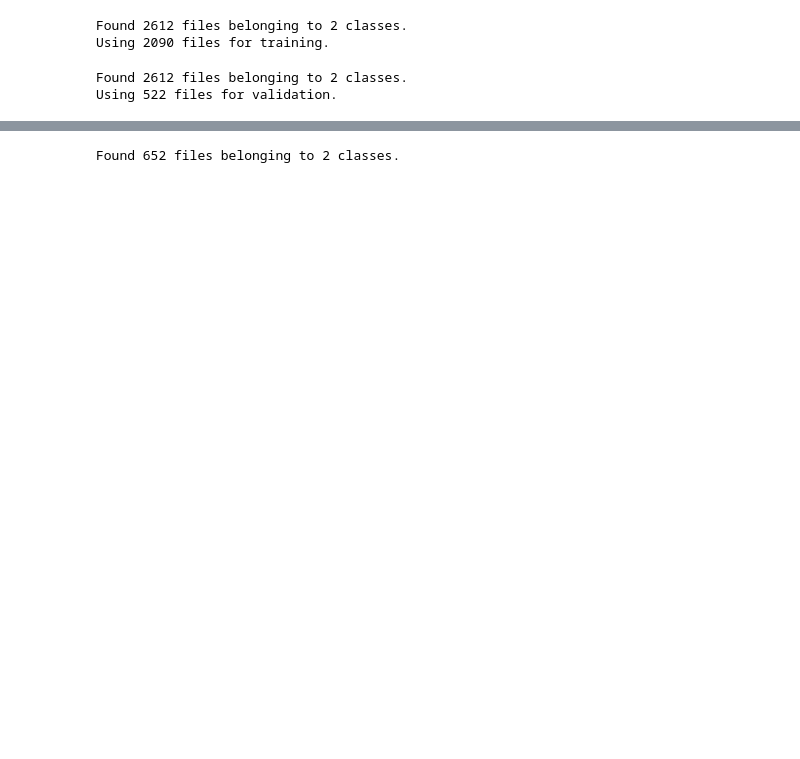
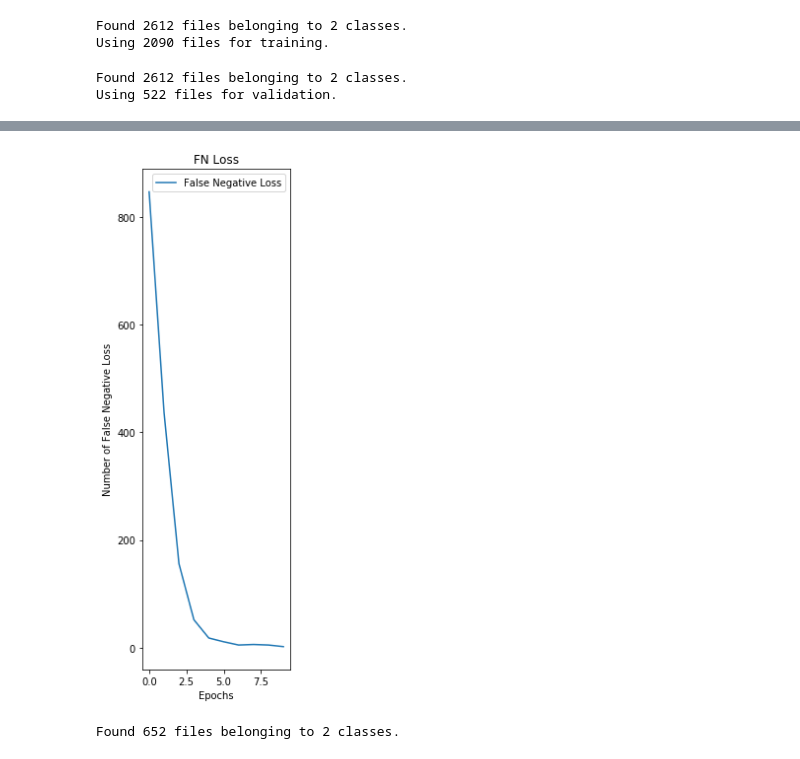
Before and after one commit to ksteve28/Forget-Me-Not-Alzheimer-s-Image-Analysis-Using-A-CNN, a Jupyter notebook: notebooks/Cnn_tester.ipynb, the cells around one changed output, grey strips where cells are left out. Saved outputs shown, nothing was run; the diff lists cells and outputs as text; code cells hidden in the pictures; blank space fills up the shorter version.

```diff
--- a/notebooks/Cnn_tester.ipynb
+++ b/notebooks/Cnn_tester.ipynb
@@ -194,3 +307,30 @@ plt.show()
+# %%
+def graph_false_negs():
+    acc = history.history['accuracy']
+    val_acc = history.history['val_accuracy']
+    recall = history.history['recall']
+    precision = history.history['precision']
+    false_neg = history.history['false_negatives_7']
+    loss = history.history['loss']
+    val_loss = history.history['val_loss']
+
+    epochs_range = range(epoch)
+
+    plt.figure(figsize=(8,8))
+    plt.subplot(1, 3, 3)
+    plt.plot(epochs_range, false_neg, label='False Negative Loss')
+    plt.legend(loc='upper right')
+    plt.xlabel('Epochs')
+    plt.ylabel('Number of False Negative Loss')
+    plt.title('FN Loss')
+    plt.savefig('../images/false_negs.jpg')
+    plt.tight_layout()
+
+    plt.show()
+# %%
+graph_false_negs()
+# %% [output]
+[figure, added]
 # %%
 test_data = tf.keras.preprocessing.image_dataset_from_directory(
     '../Alz_data/test/',
```
Also changed, not shown: parts of 13 cells of this notebook, 8 other files.
